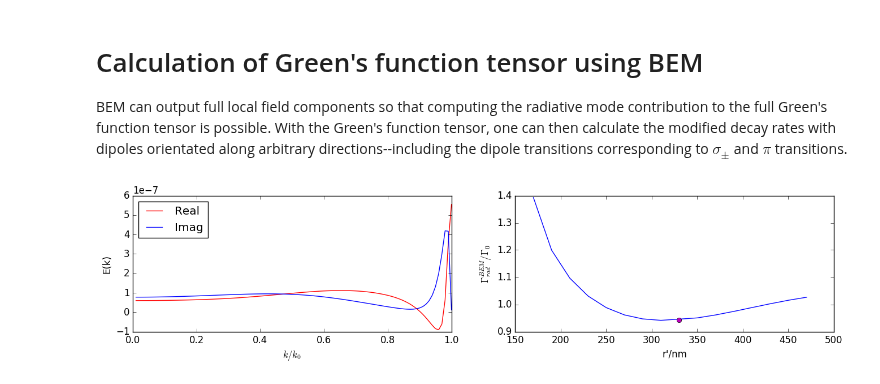
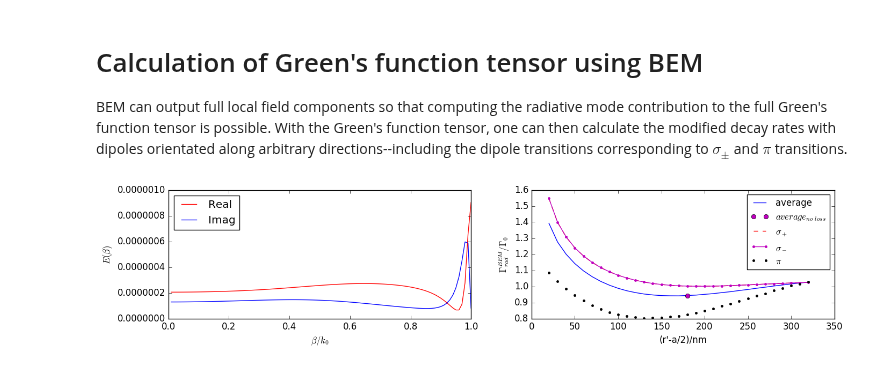
Before and after one commit to i2000s/simnanophotonics, a Jupyter notebook: sqwg_BEM.ipynb, the cells around one changed output. Drawn from its saved outputs; the diff is of its cells as text; code cells hidden in the pictures.

Commit message:
Decay rate due to non-guided modes coupled to sigma_\pm and pi transitions.

```diff
--- a/sqwg_BEM.ipynb
+++ b/sqwg_BEM.ipynb
@@ -377,8 +377,7 @@ To avoid this difficulty, we will use other method to calculate the guided mode
 BEM can output full local field components so that computing the radiative mode contribution to the full Green's function tensor is possible. With the Green's function tensor, one can then calculate the modified decay rates with dipoles orientated along arbitrary directions--including the dipole transitions corresponding to $\sigma_\pm$ and $\pi$ transitions.
 # %%
 # Load data for different dipole positions.
-rp_list=["170","190","210","230","250","270","290","310","350","370","390","410","430","450","470"];
-rp_BEM=[170,190,210,230,250,270,290,310,350,370,390,410,430,450,470];
+rp_BEM=170:10:470;#[170,190,210,230,250,270,290,310,330,350,370,390,410,430,450,470];
 lenrp=length(rp_BEM);
 lendr=201;
 E_dipolex = readdlm("data/dipolex_E_N_1_lam_894_eps_4_0_a_300_b_300_c_6_x_330_y_0_q_0_2_201.dat", header=false);
@@ -386,18 +385,34 @@ k_vec=E_dipolex[:,2];
 Ex_dx=zeros(Complex{Float64},lendr,lenrp); Ey_dx=zeros(Complex{Float64},lendr,lenrp); Ez_dx=zeros(Complex{Float64},lendr,lenrp);
 Ex_dy=zeros(Complex{Float64},lendr,lenrp); Ey_dy=zeros(Complex{Float64},lendr,lenrp); Ez_dy=zeros(Complex{Float64},lendr,lenrp);
 Ex_dz=zeros(Complex{Float64},lendr,lenrp); Ey_dz=zeros(Complex{Float64},lendr,lenrp); Ez_dz=zeros(Complex{Float64},lendr,lenrp);
-for ii=1:lenrp
-    E_dipolex = readdlm(join(["data/dipolex_E_N_1_lam_894_eps_4_0.01_a_300_b_300_c_6_x_",rp_list[ii],"_y_0_q_0_2_201.dat"]), header=false)
+for ii=1:2:lenrp
+    E_dipolex = readdlm("data/dipolex_E_N_1_lam_894_eps_4_0.01_a_300_b_300_c_6_x_$(rp_BEM[ii])_y_0_q_0_2_201.dat", header=false); #",rp_list[ii],"
     Ex_dx[:,ii]=E_dipolex[:,5]+im*E_dipolex[:,6];
     Ey_dx[:,ii]=E_dipolex[:,7]+im*E_dipolex[:,8];
     Ez_dx[:,ii]=E_dipolex[:,9]+im*E_dipolex[:,10];
 
-    E_dipoley = readdlm(join(["data/dipoley_E_N_1_lam_894_eps_4_0.01_a_300_b_300_c_6_x_",rp_list[ii],"_y_0_q_0_2_201.dat"]), header=false)
+    E_dipoley = readdlm("data/dipoley_E_N_1_lam_894_eps_4_0.01_a_300_b_300_c_6_x_$(rp_BEM[ii])_y_0_q_0_2_201.dat", header=false); #",rp_list[ii],"
     Ex_dy[:,ii]=E_dipoley[:,5]+im*E_dipoley[:,6];
     Ey_dy[:,ii]=E_dipoley[:,7]+im*E_dipoley[:,8];
     Ez_dy[:,ii]=E_dipoley[:,9]+im*E_dipoley[:,10];
 
-    E_dipolez = readdlm(join(["data/dipolez_E_N_1_lam_894_eps_4_0.01_a_300_b_300_c_6_x_",rp_list[ii],"_y_0_q_0_2_201.dat"]), header=false)
+    E_dipolez = readdlm("data/dipolez_E_N_1_lam_894_eps_4_0.01_a_300_b_300_c_6_x_$(rp_BEM[ii])_y_0_q_0_2_201.dat", header=false); #",rp_list[ii],"
+    Ex_dz[:,ii]=E_dipolez[:,5]+im*E_dipolez[:,6];
+    Ey_dz[:,ii]=E_dipolez[:,7]+im*E_dipolez[:,8];
+    Ez_dz[:,ii]=E_dipolez[:,9]+im*E_dipolez[:,10];
+end
+for ii=2:2:(lenrp-1)
+    E_dipolex = readdlm("data/dipolex_E_N_1_lam_894_eps_4_0_a_300_b_300_c_6_x_$(rp_BEM[ii])_y_0_q_0_2_201.dat", header=false); #",rp_list[ii],"
+    Ex_dx[:,ii]=E_dipolex[:,5]+im*E_dipolex[:,6];
+    Ey_dx[:,ii]=E_dipolex[:,7]+im*E_dipolex[:,8];
+    Ez_dx[:,ii]=E_dipolex[:,9]+im*E_dipolex[:,10];
+
+    E_dipoley = readdlm("data/dipoley_E_N_1_lam_894_eps_4_0_a_300_b_300_c_6_x_$(rp_BEM[ii])_y_0_q_0_2_201.dat", header=false); #",rp_list[ii],"
+    Ex_dy[:,ii]=E_dipoley[:,5]+im*E_dipoley[:,6];
+    Ey_dy[:,ii]=E_dipoley[:,7]+im*E_dipoley[:,8];
+    Ez_dy[:,ii]=E_dipoley[:,9]+im*E_dipoley[:,10];
+
+    E_dipolez = readdlm("data/dipolez_E_N_1_lam_894_eps_4_0_a_300_b_300_c_6_x_$(rp_BEM[ii])_y_0_q_0_2_201.dat", header=false); #",rp_list[ii],"
     Ex_dz[:,ii]=E_dipolez[:,5]+im*E_dipolez[:,6];
     Ey_dz[:,ii]=E_dipolez[:,7]+im*E_dipolez[:,8];
     Ez_dz[:,ii]=E_dipolez[:,9]+im*E_dipolez[:,10];
@@ -407,52 +422,80 @@ c=2.99792458e8;
 au=1.72e7; # This is the atomic unit in the CGS-units: $q/a_0^2$ statvolts/cm. In SI units, it becomes $e/(4π\varepsilon_0a_0^2)$ = 5.2e11 V/m.
 lambda0=0.895e-6;
 ω=2.*pi*c/lambda0;
-Gxx_rad=zeros(Complex{Float64},lenrp); Gyy_rad=zeros(Complex{Float64},lenrp); Gzz_rad=zeros(Complex{Float64},lenrp);
+GFT_rad_ind=zeros(Complex{Float64},3,3,lenrp);
+G0=Inf + 2.0/3.*(ω/c)^3*im;
+gamma_rad_BEM_rp_average=zeros(lenrp);
+gamma_rad_BEM_rp_sigmap=zeros(lenrp);
+gamma_rad_BEM_rp_sigmam=zeros(lenrp);
+gamma_rad_BEM_rp_pi=zeros(lenrp);
+# Define the unitary dipole orientation vector.
+e_dipole_sigmap=[-1.;-1.0*im;0]/sqrt(2);
+e_dipole_sigmam=[1.; -1.0*im;0]/sqrt(2);
+e_dipole_pi=[0.; 0.; 1.];
 using NumericalMath
 for ii=1:lenrp
-    Gxx_rad[ii]=trapz(k_vec[1:breakpoint],Ex_dx[1:breakpoint,ii])*(ω/c)^3/pi^2*au*4./3.;
-    Gyy_rad[ii]=trapz(k_vec[1:breakpoint],Ey_dy[1:breakpoint,ii])*(ω/c)^3/pi^2*au*4./3.;
-    Gzz_rad[ii]=trapz(k_vec[1:breakpoint],Ez_dz[1:breakpoint,ii])*(ω/c)^3/pi^2*au*4./3.;
+    Gxx_rad_ind=trapz(k_vec[1:breakpoint],Ex_dx[1:breakpoint,ii])*(ω/c)^3/pi^2*au*4.0/3.;#G0+
+    Gyy_rad_ind=trapz(k_vec[1:breakpoint],Ey_dy[1:breakpoint,ii])*(ω/c)^3/pi^2*au*4.0/3.;#G0+
+    Gzz_rad_ind=trapz(k_vec[1:breakpoint],Ez_dz[1:breakpoint,ii])*(ω/c)^3/pi^2*au*4.0/3.;#G0+
+    Gyx_rad_ind=trapz(k_vec[1:breakpoint],Ey_dx[1:breakpoint,ii])*(ω/c)^3/pi^2*au*4.0/3.;
+    Gzx_rad_ind=trapz(k_vec[1:breakpoint],Ez_dx[1:breakpoint,ii])*(ω/c)^3/pi^2*au*4.0/3.;
+    Gxy_rad_ind=trapz(k_vec[1:breakpoint],Ex_dy[1:breakpoint,ii])*(ω/c)^3/pi^2*au*4.0/3.;
+    Gzy_rad_ind=trapz(k_vec[1:breakpoint],Ez_dy[1:breakpoint,ii])*(ω/c)^3/pi^2*au*4.0/3.;
+    Gxz_rad_ind=trapz(k_vec[1:breakpoint],Ex_dz[1:breakpoint,ii])*(ω/c)^3/pi^2*au*4.0/3.;
+    Gyz_rad_ind=trapz(k_vec[1:breakpoint],Ey_dz[1:breakpoint,ii])*(ω/c)^3/pi^2*au*4.0/3.;
+    GFT_rad_ind[:,:,ii]=[Gxx_rad_ind Gxy_rad_ind Gxz_rad_ind;
+        Gyx_rad_ind Gyy_rad_ind Gzy_rad_ind;
+        Gzx_rad_ind Gzy_rad_ind Gzz_rad_ind];
 end
 
 # Calculate the relative averaged decay rate at the given dipole located at x=405nm and y=0.
-gamma0=2./3.*(ω/c)^3;
-gamma_rad_BEM_rp=imag(Gxx_rad+Gyy_rad+Gzz_rad)/3./gamma0
+gamma0=imag(G0);
+for ii =1:lenrp
+    gamma_rad_BEM_rp_average[ii]=1+trace(imag(GFT_rad_ind[:,:,ii]))/gamma0/3.;
+    gamma_rad_BEM_rp_sigmap[ii]=1+real((e_dipole_sigmap'*imag(GFT_rad_ind[:,:,ii])*e_dipole_sigmap)/gamma0)[1];
+    gamma_rad_BEM_rp_sigmam[ii]=1+real((e_dipole_sigmam'*imag(GFT_rad_ind[:,:,ii])*e_dipole_sigmam)/gamma0)[1];
+    gamma_rad_BEM_rp_pi[ii]=1+real((e_dipole_pi'*imag(GFT_rad_ind[:,:,ii])*e_dipole_pi)/gamma0)[1];
+end
 
 # Recalculate the diagonal GFT elements with a dipole placed at r'=405nm from the fiber axis with lower imaginary part of epsilon.
 E_dipolex = readdlm(join(["data/dipolex_E_N_1_lam_894_eps_4_0_a_300_b_300_c_6_x_","330","_y_0_q_0_2_201.dat"]), header=false)
 Ex_dx_r0=E_dipolex[:,5]+im*E_dipolex[:,6];
 Ey_dx_r0=E_dipolex[:,7]+im*E_dipolex[:,8];
 Ez_dx_r0=E_dipolex[:,9]+im*E_dipolex[:,10];
 E_dipoley = readdlm(join(["data/dipoley_E_N_1_lam_894_eps_4_0_a_300_b_300_c_6_x_","330","_y_0_q_0_2_201.dat"]), header=false)
 Ex_dy_r0=E_dipoley[:,5]+im*E_dipoley[:,6];
 Ey_dy_r0=E_dipoley[:,7]+im*E_dipoley[:,8];
 Ez_dy_r0=E_dipoley[:,9]+im*E_dipoley[:,10];
 E_dipolez = readdlm(join(["data/dipolez_E_N_1_lam_894_eps_4_0_a_300_b_300_c_6_x_","330","_y_0_q_0_2_201.dat"]), header=false)
 Ex_dz_r0=E_dipolez[:,5]+im*E_dipolez[:,6];
 Ey_dz_r0=E_dipolez[:,7]+im*E_dipolez[:,8];
 Ez_dz_r0=E_dipolez[:,9]+im*E_dipolez[:,10];
-Gxx_rad_r0=trapz(k_vec[1:breakpoint],Ex_dx_r0[1:breakpoint])*(ω/c)^3/pi^2*au*4./3.;
-Gyy_rad_r0=trapz(k_vec[1:breakpoint],Ey_dy_r0[1:breakpoint])*(ω/c)^3/pi^2*au*4./3.;
-Gzz_rad_r0=trapz(k_vec[1:breakpoint],Ez_dz_r0[1:breakpoint])*(ω/c)^3/pi^2*au*4./3.;
-gamma_rad_BEM_r0=imag(Gxx_rad_r0+Gyy_rad_r0+Gzz_rad_r0)/3./gamma0;
+Gxx_rad_r0=trapz(k_vec[1:breakpoint],Ex_dx_r0[1:breakpoint])*(ω/c)^3/pi^2*au*4.0/3.;
+Gyy_rad_r0=trapz(k_vec[1:breakpoint],Ey_dy_r0[1:breakpoint])*(ω/c)^3/pi^2*au*4.0/3.;
+Gzz_rad_r0=trapz(k_vec[1:breakpoint],Ez_dz_r0[1:breakpoint])*(ω/c)^3/pi^2*au*4.0/3.;
+gamma_rad_BEM_r0=imag(Gxx_rad_r0+Gyy_rad_r0+Gzz_rad_r0)/3/gamma0;
 
 # Plot out gamma_rad as a function of dipole position.
 figure(figsize=(16,3));
 subplot(1,2,1)
 plot((1:breakpoint)/100.,real(Ex_dx[1:breakpoint,4]),"r-")
 plot((1:breakpoint)/100.,imag(Ex_dx[1:breakpoint,4]),"b-")
-ylabel("E(k)")
-xlabel(L"k/k_0")
+ylabel(L"E(\beta)")
+xlabel(L"\beta/k_0")
 legend(["Real","Imag"],loc="upper left")
 
 subplot(1,2,2)
+a=300;
 #plot(rp0_test[1,:]/1.e-9, 1+sum(gamma_rad,2), "r-", linewidth=2.0)
-plot(rp_BEM,real(gamma_rad_BEM_rp)+1.,"b-")
-plot(330,real(gamma_rad_BEM_r0)+1.,"mo");
-xlabel("r'/nm")
-ylabel(L"\Gamma_{rad}^{BEM}/\Gamma_0")
+plot(rp_BEM-a/2,real(gamma_rad_BEM_rp_average),"b-");
+plot(330-a/2,real(gamma_rad_BEM_r0)+1.,"mo");
+plot(rp_BEM-a/2,gamma_rad_BEM_rp_sigmap,"r--");
+plot(rp_BEM-a/2,gamma_rad_BEM_rp_sigmam,"m.-");
+plot(rp_BEM-a/2,gamma_rad_BEM_rp_pi,"k.");
+xlabel("(r'-a/2)/nm");
+ylabel(L"\Gamma_{rad}^{BEM}/\Gamma_0");
 #ylim([0,1.2])
-real(gamma_rad_BEM_rp)
+legend(["average",L"average_{no\,\,loss}",L"\sigma_+",L"\sigma_-",L"\pi"],loc="upper right",fontsize=12);
+#gamma_rad_BEM_rp_sigmap
 # %% [output]
-[figure, old version]
+[figure, new version]
```
Also changed, not shown: parts of 3 cells of this notebook, 11 other files.
